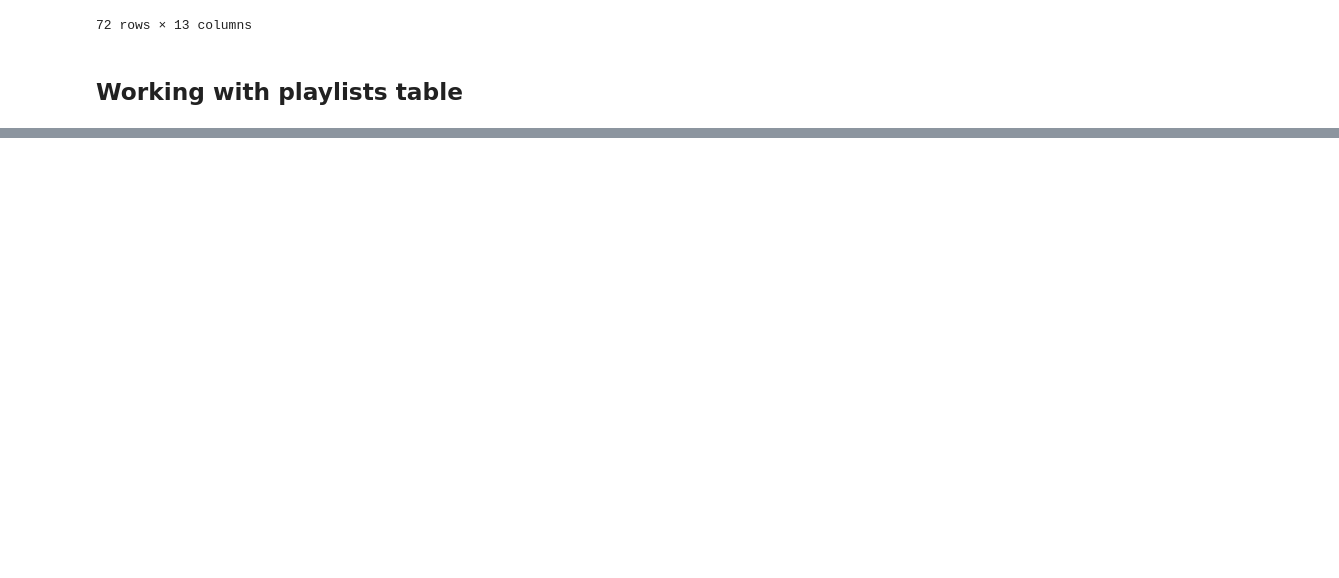
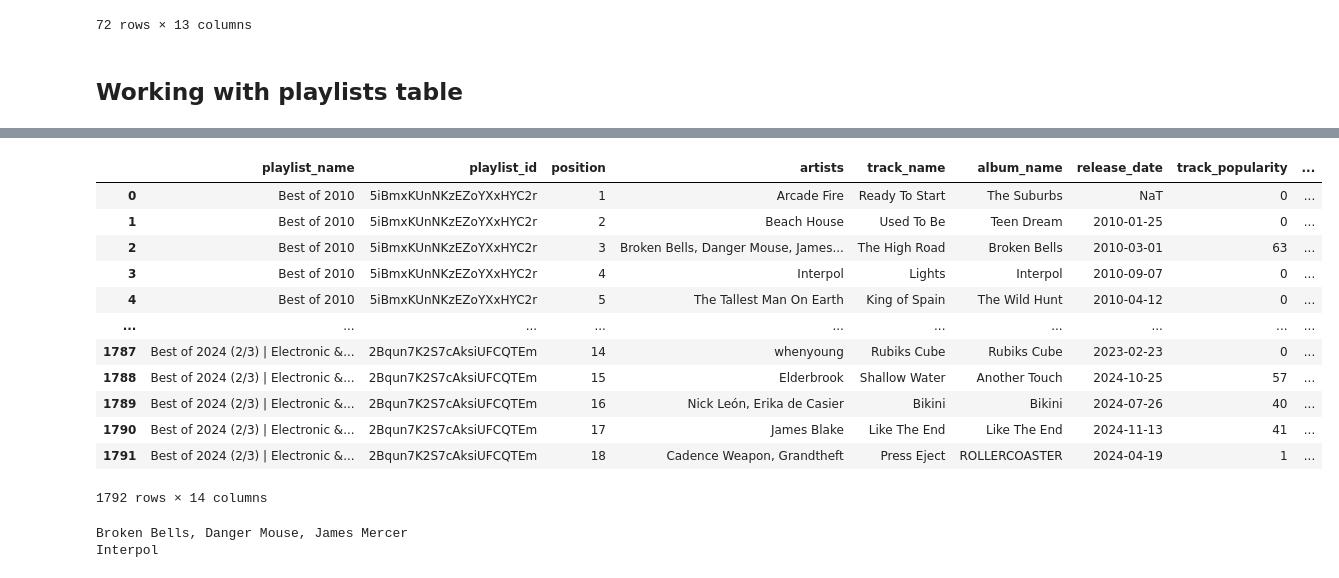
Before and after one commit to reddgr/spotipy-use-cases, a Jupyter notebook: reddgr-best-of-year-playlists.ipynb, the cells around one changed output, grey strips where cells are left out. Cells and saved outputs as stored; diff of their text form; code cells hidden in the pictures; blank space fills up the shorter version.

```diff
--- a/reddgr-best-of-year-playlists.ipynb
+++ b/reddgr-best-of-year-playlists.ipynb
@@ -287,0 +332,39 @@ display(playlist_tracks_df)
+# %%
+all_playlist_frames = []
+for _, playlist in bestof_year_playlists_df.iterrows():
+    tracks_df = get_playlist_df(playlist["playlist_id"])
+    if tracks_df.empty:
+        continue
+    tracks_df = tracks_df.assign(
+        playlist_id=playlist["playlist_id"],
+        playlist_name=playlist["name"]
+    )
+    all_playlist_frames.append(tracks_df)
+
+if all_playlist_frames:
+    bestof_year_tracks_df = pd.concat(all_playlist_frames, ignore_index=True)
+    ordered_columns = ["playlist_name", "playlist_id"] + [
+        column for column in bestof_year_tracks_df.columns
+        if column not in {"playlist_name", "playlist_id"}
+    ]
+    bestof_year_tracks_df = bestof_year_tracks_df[ordered_columns]
+else:
+    bestof_year_tracks_df = pd.DataFrame(
+        columns=["playlist_name", "playlist_id"] + list(playlist_tracks_df.columns)
+    )
+
+display(bestof_year_tracks_df)
+# %% [output]
+|  | playlist_name | playlist_id | position | artists | track_name | album_name | release_date | track_popularity | ... |
+| 0 | Best of 2010 | 5iBmxKUnNKzEZoYXxHYC2r | 1 | Arcade Fire | Ready To Start | The Suburbs | NaT | 0 | ... |
+| 1 | Best of 2010 | 5iBmxKUnNKzEZoYXxHYC2r | 2 | Beach House | Used To Be | Teen Dream | 2010-01-25 | 0 | ... |
+| 2 | Best of 2010 | 5iBmxKUnNKzEZoYXxHYC2r | 3 | Broken Bells, Danger Mouse, James... | The High Road | Broken Bells | 2010-03-01 | 63 | ... |
+| 3 | Best of 2010 | 5iBmxKUnNKzEZoYXxHYC2r | 4 | Interpol | Lights | Interpol | 2010-09-07 | 0 | ... |
+| 4 | Best of 2010 | 5iBmxKUnNKzEZoYXxHYC2r | 5 | The Tallest Man On Earth | King of Spain | The Wild Hunt | 2010-04-12 | 0 | ... |
+| ... | ... | ... | ... | ... | ... | ... | ... | ... | ... |
+| 1787 | Best of 2024 (2/3) | Electronic &... | 2Bqun7K2S7cAksiUFCQTEm | 14 | whenyoung | Rubiks Cube | Rubiks Cube | 2023-02-23 | 0 | ... |
+| 1788 | Best of 2024 (2/3) | Electronic &... | 2Bqun7K2S7cAksiUFCQTEm | 15 | Elderbrook | Shallow Water | Another Touch | 2024-10-25 | 57 | ... |
+| 1789 | Best of 2024 (2/3) | Electronic &... | 2Bqun7K2S7cAksiUFCQTEm | 16 | Nick León, Erika de Casier | Bikini | Bikini | 2024-07-26 | 40 | ... |
+| 1790 | Best of 2024 (2/3) | Electronic &... | 2Bqun7K2S7cAksiUFCQTEm | 17 | James Blake | Like The End | Like The End | 2024-11-13 | 41 | ... |
+| 1791 | Best of 2024 (2/3) | Electronic &... | 2Bqun7K2S7cAksiUFCQTEm | 18 | Cadence Weapon, Grandtheft | Press Eject | ROLLERCOASTER | 2024-04-19 | 1 | ... |
+1792 rows × 14 columns
@@ -287,0 +374,6 @@ display(playlist_tracks_df)
+# %%
+print(bestof_year_tracks_df.iloc[2].get("artists"))
+print(bestof_year_tracks_df.iloc[3].get("artists"))
+# %% [output]
+Broken Bells, Danger Mouse, James Mercer
+Interpol
```
Also changed, not shown: parts of 9 cells of this notebook.
